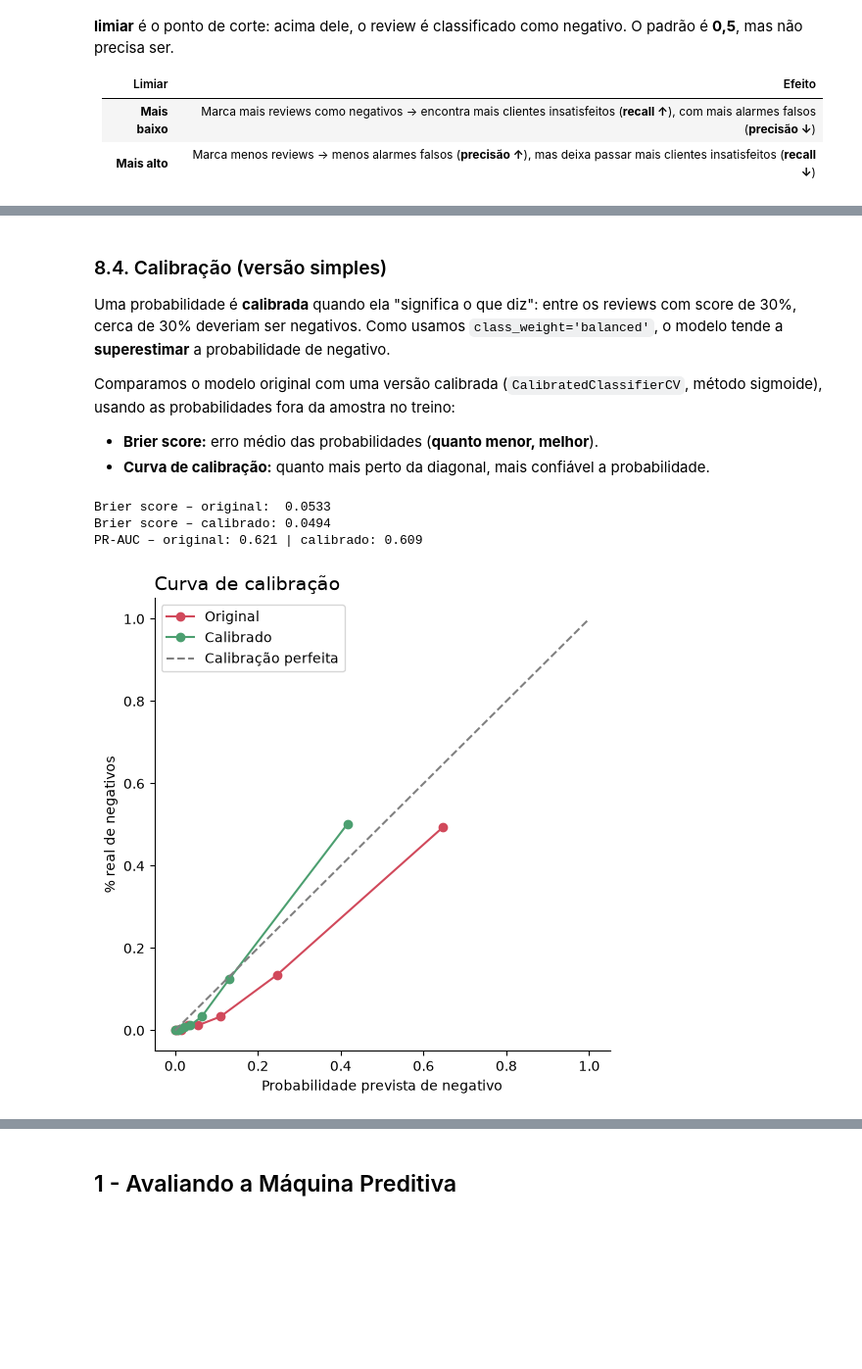
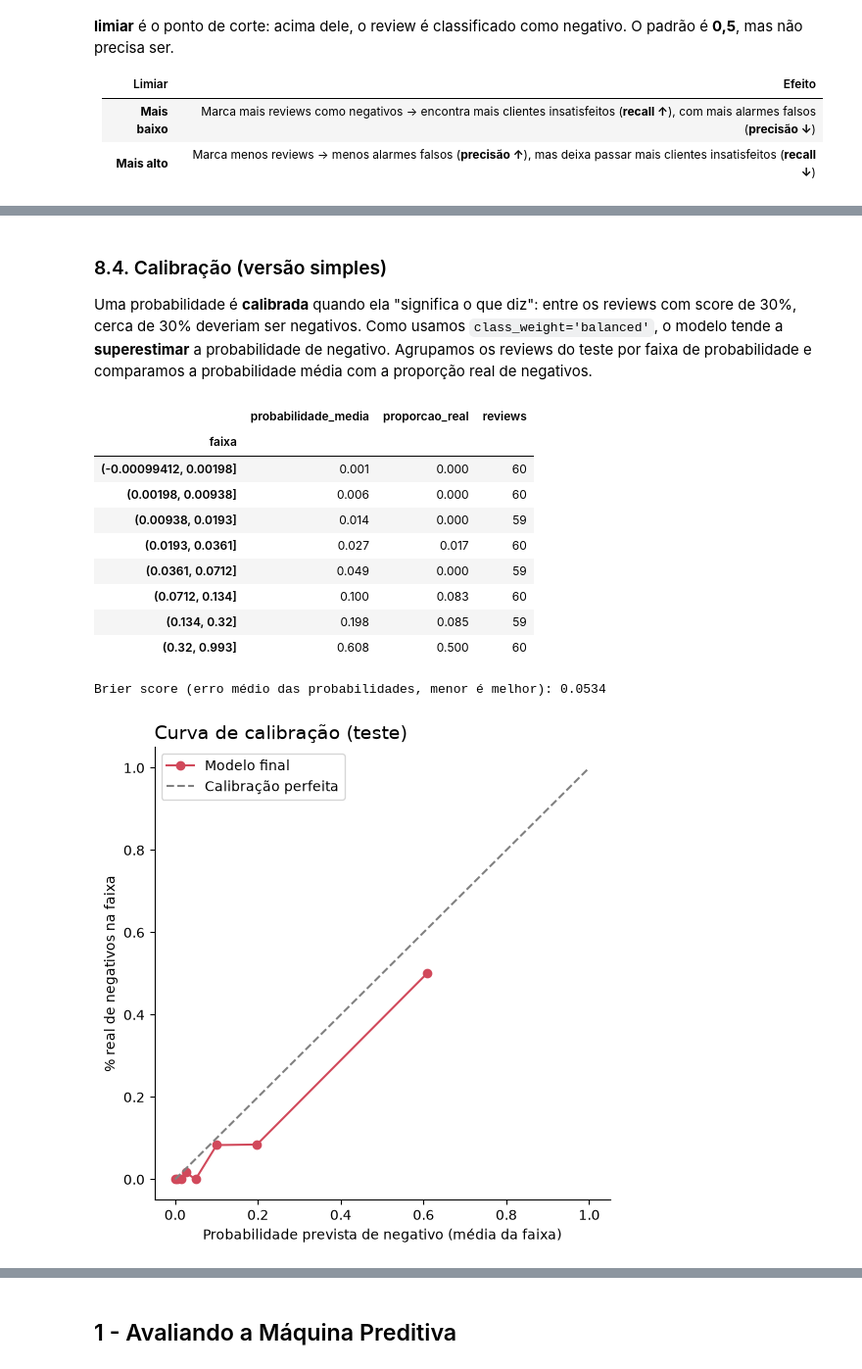
Before and after one commit to RafaelSilva89/Analise_de_sentimento-avaliacoes_de_produtos, a Jupyter notebook: Notebooks/Análise de sentimento - avaliações de produtos - v2.ipynb, the cells around one changed output, grey strips where cells are left out. Shown at 98% size. Cells and saved outputs as stored; diff of their text form; code cells hidden in the pictures; blank space fills up the shorter version.

```diff
--- a/Notebooks/Análise de sentimento - avaliações de produtos - v2.ipynb
+++ b/Notebooks/Análise de sentimento - avaliações de produtos - v2.ipynb
@@ -602,0 +680,14 @@ pd.DataFrame({
+# %%
+# Primeira divisão: separar o conjunto de teste (20%)
+X_temp, X_test, y_temp, y_test = train_test_split(X, y, test_size=0.2, random_state=SEED, stratify=y)
+
+# Segunda divisão: do restante (80%), separar treino (75%) e validação (25%) -> 60% / 20% / 20%
+X_train, X_val, y_train, y_val = train_test_split(X_temp, y_temp, test_size=0.25, random_state=SEED, stratify=y_temp)
+
+pd.DataFrame({
+    'Reviews': [len(X), len(X_train), len(X_val), len(X_test)],
+    '% da base': [1, len(X_train) / len(X), len(X_val) / len(X), len(X_test) / len(X)],
+    'Negativos': [y.sum(), y_train.sum(), y_val.sum(), y_test.sum()],
+    '% negativos': [y.mean(), y_train.mean(), y_val.mean(), y_test.mean()],
+}, index=['Dados originais', 'Treino', 'Validação', 'Teste']).style.format(
+    {'% da base': '{:.0%}', '% negativos': '{:.1%}'})
@@ -874,0 +1368,9 @@ modelo_final = busca.best_estimator_
+# %%
+modelo_final = clone(busca.best_estimator_)
+modelo_final.fit(X_temp, y_temp)   # treino + validação
+
+prob_teste = modelo_final.predict_proba(X_test)[:, 1]
+metricas_teste_05 = calcular_metricas_completas(y_test, (prob_teste >= 0.5).astype(int), prob_teste)
+
+pd.DataFrame({'Validação (modelo ajustado)': metricas_ajustado, 'Teste (modelo final)': metricas_teste_05}).loc[
+    ['Precisão', 'Recall (Sensibilidade)', 'F1-Score', 'AUC-ROC', 'PR-AUC']].round(3)
@@ -968,35 +1515,37 @@ pd.DataFrame(linhas).T
 # %% [markdown]
 ### 8.4. Calibração (versão simples)
 
-Uma probabilidade é **calibrada** quando ela "significa o que diz": entre os reviews com score de 30%, cerca de 30% deveriam ser negativos. Como usamos `class_weight='balanced'`, o modelo tende a **superestimar** a probabilidade de negativo.
-
-Comparamos o modelo original com uma versão calibrada (`CalibratedClassifierCV`, método sigmoide), usando as probabilidades fora da amostra no treino:
-- **Brier score:** erro médio das probabilidades (**quanto menor, melhor**).
-- **Curva de calibração:** quanto mais perto da diagonal, mais confiável a probabilidade.
+Uma probabilidade é **calibrada** quando ela "significa o que diz": entre os reviews com score de 30%, cerca de 30% deveriam ser negativos. Como usamos `class_weight='balanced'`, o modelo tende a **superestimar** a probabilidade de negativo. Agrupamos os reviews do teste por faixa de probabilidade e comparamos a probabilidade média com a proporção real de negativos.
 # %%
-modelo_calibrado = CalibratedClassifierCV(modelo_final, method='sigmoid', cv=5)
-prob_oof_calibrada = cross_val_predict(modelo_calibrado, X_train, y_train, cv=cv, method='predict_proba')[:, 1]
-
-print(f'Brier score – original:  {brier_score_loss(y_train, prob_oof):.4f}')
-print(f'Brier score – calibrado: {brier_score_loss(y_train, prob_oof_calibrada):.4f}')
-print(f'PR-AUC – original: {average_precision_score(y_train, prob_oof):.3f} | calibrado: {average_precision_score(y_train, prob_oof_calibrada):.3f}')
+faixas = pd.qcut(prob_teste, q=8, duplicates='drop')
+calibracao = (pd.DataFrame({'probabilidade': prob_teste, 'real': y_test.values, 'faixa': faixas})
+              .groupby('faixa', observed=True).agg(probabilidade_media=('probabilidade', 'mean'),
+                                                   proporcao_real=('real', 'mean'), reviews=('real', 'size')))
+display(calibracao.round(3))
+print(f'Brier score (erro médio das probabilidades, menor é melhor): {brier_score_loss(y_test, prob_teste):.4f}')
 
 plt.figure(figsize=(6, 6))
-for nome, prob, cor in [('Original', prob_oof, '#D1495B'), ('Calibrado', prob_oof_calibrada, '#4C9F70')]:
-    frac_pos, prob_media = calibration_curve(y_train, prob, n_bins=8, strategy='quantile')
-    plt.plot(prob_media, frac_pos, marker='o', label=nome, color=cor)
+plt.plot(calibracao['probabilidade_media'], calibracao['proporcao_real'], marker='o', color='#D1495B', label='Modelo final')
 plt.plot([0, 1], [0, 1], ls='--', color='grey', label='Calibração perfeita')
-plt.xlabel('Probabilidade prevista de negativo')
-plt.ylabel('% real de negativos')
-plt.title('Curva de calibração', fontsize=14, loc='left')
+plt.xlabel('Probabilidade prevista de negativo (média da faixa)')
+plt.ylabel('% real de negativos na faixa')
+plt.title('Curva de calibração (teste)', fontsize=14, loc='left')
 plt.legend()
 sns.despine()
 salvar('Curva de calibracao')
 plt.show()
 # %% [output]
+|  | probabilidade_media | proporcao_real | reviews |
+| faixa |  |  |  |
+| (-0.00099412, 0.00198] | 0.001 | 0.000 | 60 |
+| (0.00198, 0.00938] | 0.006 | 0.000 | 60 |
+| (0.00938, 0.0193] | 0.014 | 0.000 | 59 |
+| (0.0193, 0.0361] | 0.027 | 0.017 | 60 |
+| (0.0361, 0.0712] | 0.049 | 0.000 | 59 |
+| (0.0712, 0.134] | 0.100 | 0.083 | 60 |
+| (0.134, 0.32] | 0.198 | 0.085 | 59 |
+| (0.32, 0.993] | 0.608 | 0.500 | 60 |
-Brier score – original:  0.0533
-Brier score – calibrado: 0.0494
-PR-AUC – original: 0.621 | calibrado: 0.609
+Brier score (erro médio das probabilidades, menor é melhor): 0.0534
-[figure, old version]
+[figure, new version]
 # %% [markdown]
 📌 **Nota**
```
Also changed, not shown: parts of 125 cells of this notebook, 19 other files.
